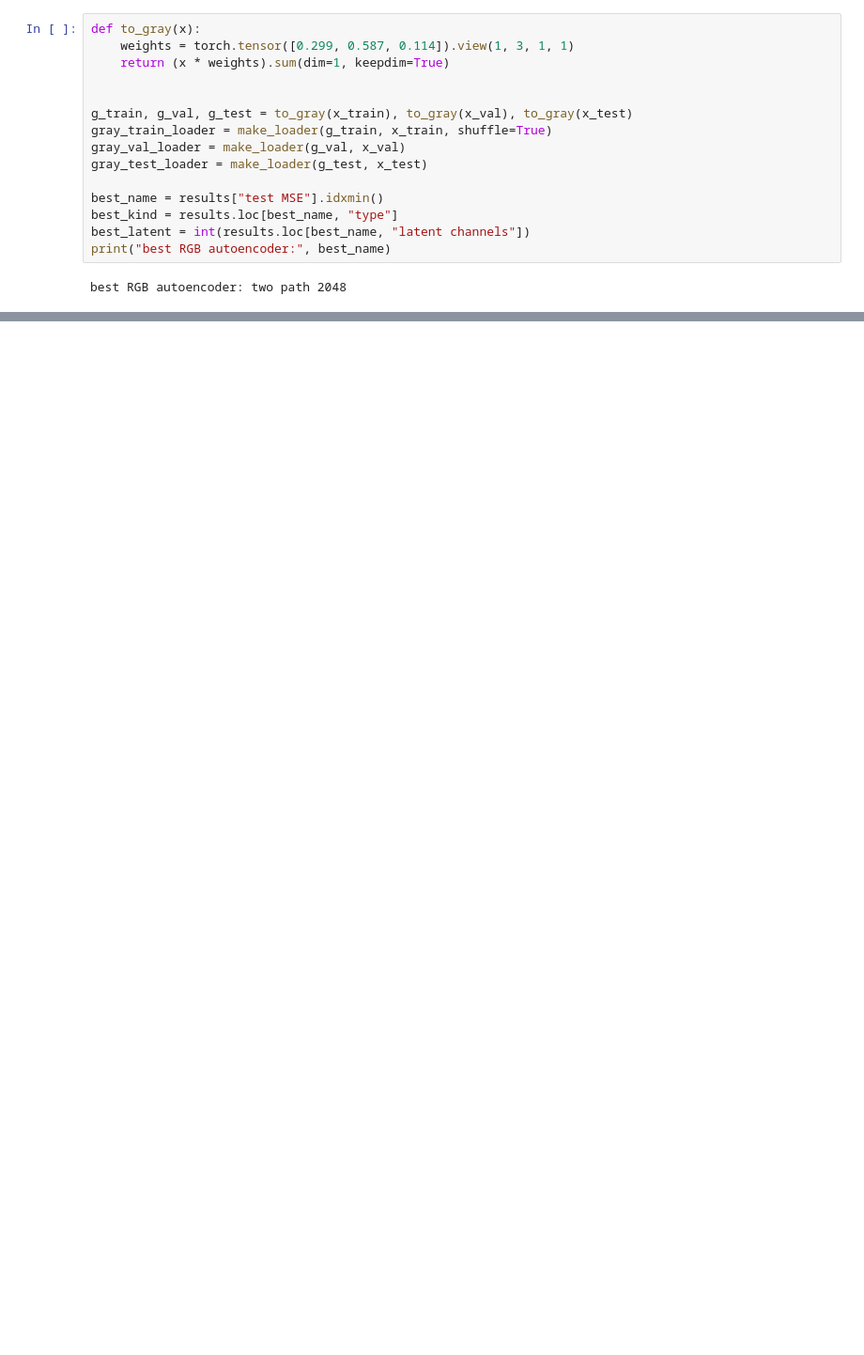
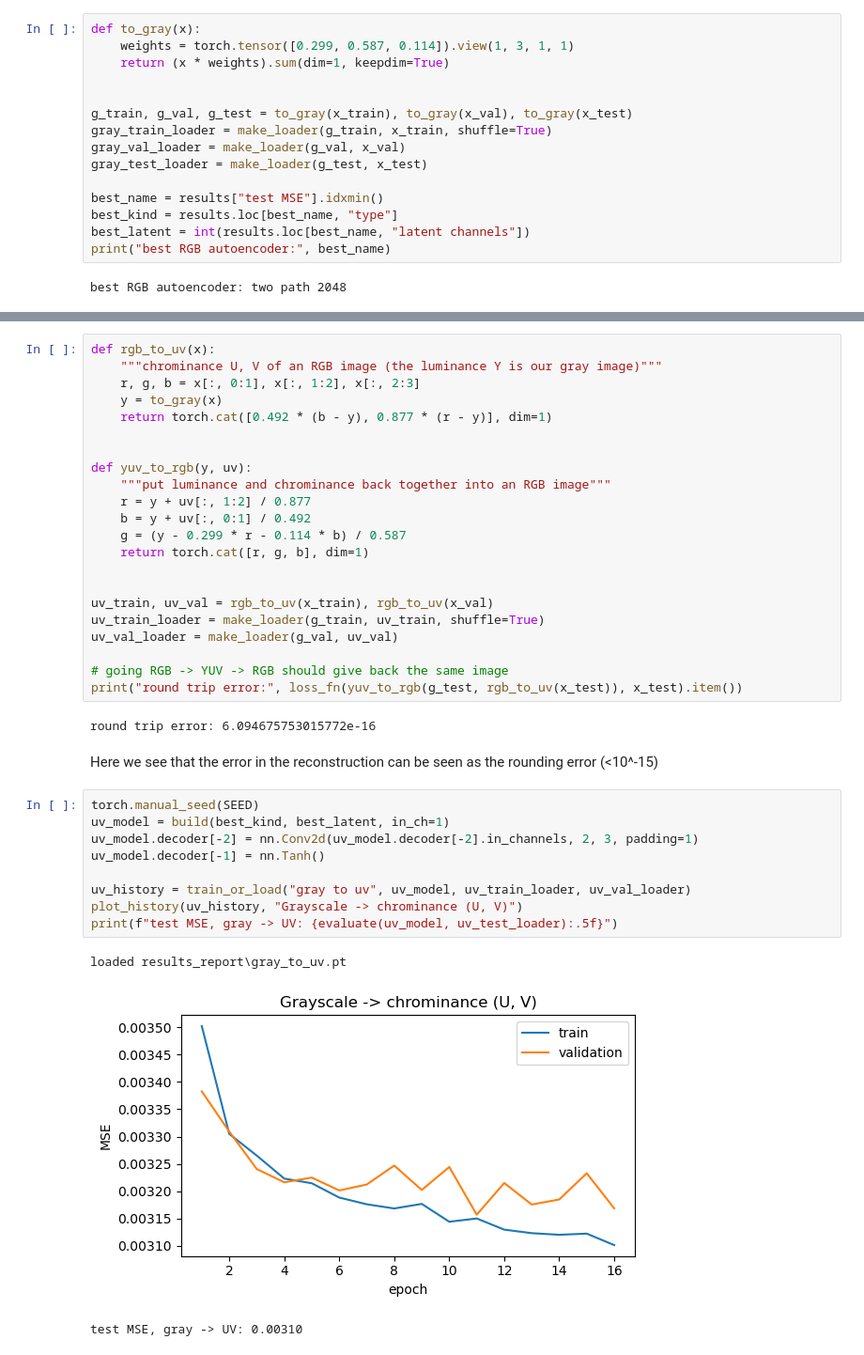
Before and after one commit to flingzi-maximax/assignment-2, a Jupyter notebook: report.ipynb, the cells around one changed output, grey strips where cells are left out. Shown at 94% size. Saved outputs shown, nothing was run; the diff lists cells and outputs as text; blank space fills up the shorter version.

Commit message:
Report finished

```diff
--- a/report.ipynb
+++ b/report.ipynb
@@ -545,0 +517,39 @@ Possible improvements:
+# %%
+def rgb_to_uv(x):
+    """chrominance U, V of an RGB image (the luminance Y is our gray image)"""
+    r, g, b = x[:, 0:1], x[:, 1:2], x[:, 2:3]
+    y = to_gray(x)
+    return torch.cat([0.492 * (b - y), 0.877 * (r - y)], dim=1)
+
+
+def yuv_to_rgb(y, uv):
+    """put luminance and chrominance back together into an RGB image"""
+    r = y + uv[:, 1:2] / 0.877
+    b = y + uv[:, 0:1] / 0.492
+    g = (y - 0.299 * r - 0.114 * b) / 0.587
+    return torch.cat([r, g, b], dim=1)
+
+
+uv_train, uv_val = rgb_to_uv(x_train), rgb_to_uv(x_val)
+uv_train_loader = make_loader(g_train, uv_train, shuffle=True)
+uv_val_loader = make_loader(g_val, uv_val)
+
+# going RGB -> YUV -> RGB should give back the same image
+print("round trip error:", loss_fn(yuv_to_rgb(g_test, rgb_to_uv(x_test)), x_test).item())
+# %% [output]
+round trip error: 6.094675753015772e-16
+# %% [markdown]
+Here we see that the error in the reconstruction can be seen as the rounding error (<10^-15)
+# %%
+torch.manual_seed(SEED)
+uv_model = build(best_kind, best_latent, in_ch=1)
+uv_model.decoder[-2] = nn.Conv2d(uv_model.decoder[-2].in_channels, 2, 3, padding=1)
+uv_model.decoder[-1] = nn.Tanh()
+
+uv_history = train_or_load("gray to uv", uv_model, uv_train_loader, uv_val_loader)
+plot_history(uv_history, "Grayscale -> chrominance (U, V)")
+print(f"test MSE, gray -> UV: {evaluate(uv_model, uv_test_loader):.5f}")
+# %% [output]
+loaded results_report\gray_to_uv.pt
+[figure, added]
+test MSE, gray -> UV: 0.00310
```
Also changed, not shown: parts of 30 cells of this notebook, 6 other files.
